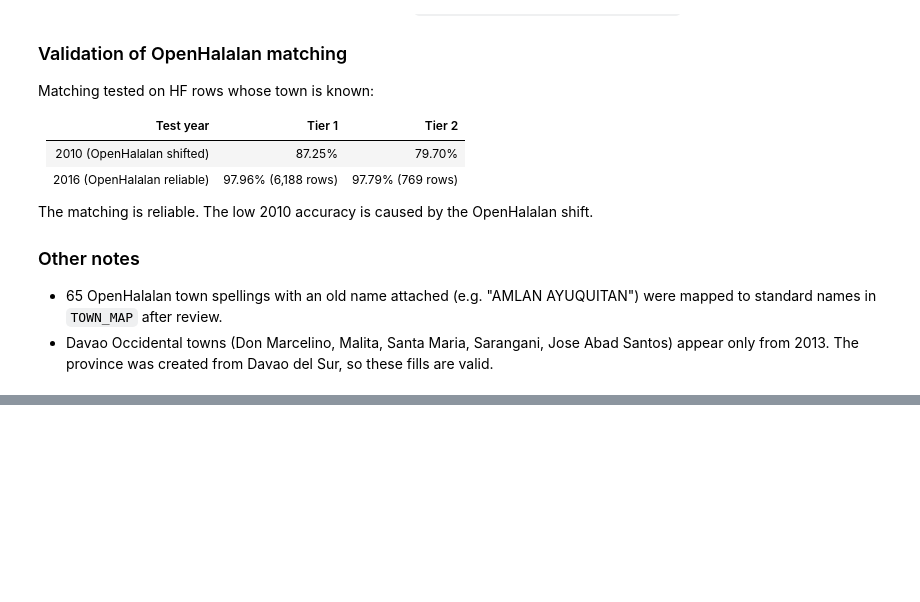
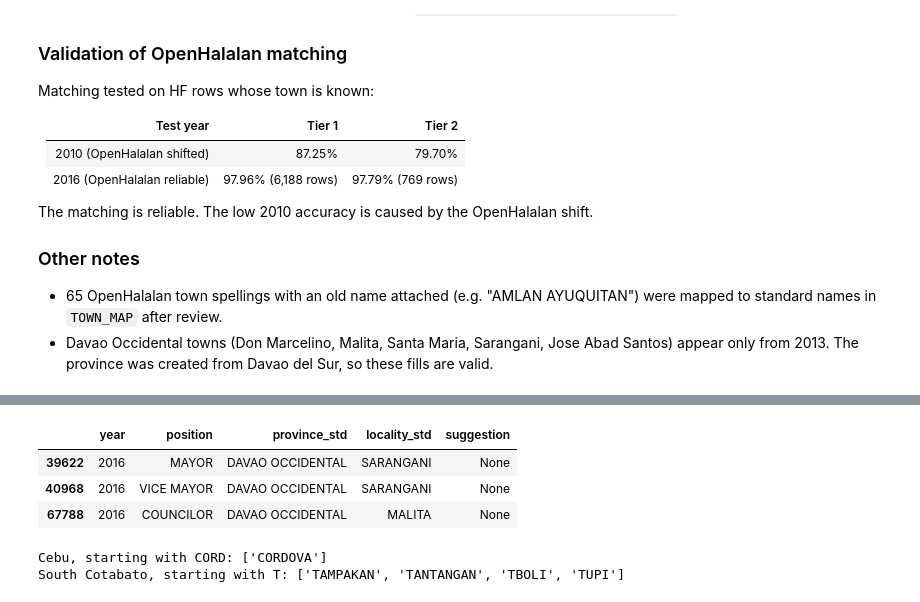
Before and after one commit to SrPenguin000/ph-political-dynasty-project, a Jupyter notebook: notebooks/02_cleaning_checks.ipynb, the cells around one changed output, grey strips where cells are left out. Drawn from its saved outputs; the diff is of its cells as text; code cells hidden in the pictures; blank space fills up the shorter version.

```diff
--- a/notebooks/02_cleaning_checks.ipynb
+++ b/notebooks/02_cleaning_checks.ipynb
@@ -651,14 +617,14 @@ def prep_oh(year):
     return rows.dropna(subset=["last_key", "first_key"])
 
 
-def match_towns(hf_rows, oh_rows):
+def match_towns(hf_rows, oh_rows, keys=KEYS):
     """Tier 1 and Tier 2 matching. Returns the matched town and tier for each HF membership id."""
-    t1 = hf_rows.merge(oh_rows[KEYS + ["first_key", "town_std"]], on=KEYS + ["first_key"], how="inner")
+    t1 = hf_rows.merge(oh_rows[keys + ["first_key", "town_std"]], on=keys + ["first_key"], how="inner")
     t1 = t1.groupby("id").agg(n_towns=("town_std", "nunique"), town=("town_std", "first"))
     t1 = t1[t1["n_towns"] == 1].assign(tier="t1")
 
     rest = hf_rows[~hf_rows["id"].isin(t1.index)]
-    cand = rest.merge(oh_rows[KEYS + ["First Name", "town_std"]], on=KEYS, how="inner")
+    cand = rest.merge(oh_rows[keys + ["First Name", "town_std"]], on=keys, how="inner")
     shared = [bool(name_tokens(a) & name_tokens(b)) for a, b in zip(cand["first_name"], cand["First Name"])]
     t2 = cand.loc[shared].groupby("id").agg(n_towns=("town_std", "nunique"), town=("town_std", "first"))
     t2 = t2[t2["n_towns"] == 1].assign(tier="t2")
@@ -699,0 +680,13 @@ The matching is reliable. The low 2010 accuracy is caused by the OpenHalalan shi
+# %%
+RELIABLE_YEARS = [2001, 2004, 2007, 2016, 2019, 2022, 2025]
+XKEYS = ["province_std", "last_key"]
+
+oh_other = pd.concat([prep_oh(y) for y in RELIABLE_YEARS])
+known10 = prep_hf(memberships[is_town & (memberships["locality_source"] == "original") & (memberships["year"] == 2010)])
+
+vx = match_towns(known10, oh_other, keys=XKEYS)
+vx = vx.join(known10.set_index("id")["locality_std"].rename("actual"))
+
+for tier, grp in vx.groupby("tier"):
+    acc = (grp["town"] == grp["actual"]).mean() * 100
+    print(f"{tier}: {len(grp)} matched, accuracy {acc:.2f}%")
@@ -699,0 +696,14 @@ The matching is reliable. The low 2010 accuracy is caused by the OpenHalalan shi
+# %%
+todo = is_town & (memberships["locality_source"].isna() | memberships["locality_source"].eq("shift_revoked"))
+todo_rows = prep_hf(memberships[todo])
+xfill = match_towns(todo_rows, oh_other, keys=XKEYS)
+print("rows to fill:", todo.sum(), "| matched:", len(xfill))
+
+fill_x = todo & memberships["id"].isin(xfill.index)
+memberships.loc[fill_x, "locality_std"] = memberships.loc[fill_x, "id"].map(xfill["town"])
+memberships.loc[fill_x, "locality_source"] = "openhalalan_xyear"
+
+new_ok = pd.MultiIndex.from_frame(memberships.loc[fill_x, ["province_std", "locality_std"]]).isin(valid_pairs)
+print("new fills with a town never seen in that province:", (~new_ok).sum())
+
+memberships["locality_source"].value_counts(dropna=False)
@@ -699,0 +723,18 @@ The matching is reliable. The low 2010 accuracy is caused by the OpenHalalan shi
+# %%
+pair_ok_all = pd.MultiIndex.from_frame(memberships[["province_std", "locality_std"]]).isin(valid_pairs)
+odd = fill_x & ~pair_ok_all
+
+odd_rows = memberships.loc[odd, ["year", "position", "province_std", "locality_std"]].copy()
+odd_rows["suggestion"] = [suggest(p, t) for p, t in zip(odd_rows["province_std"], odd_rows["locality_std"])]
+odd_rows
+# %% [output]
+|  | year | position | province_std | locality_std | suggestion |
+| 39622 | 2016 | MAYOR | DAVAO OCCIDENTAL | SARANGANI | None |
+| 40968 | 2016 | VICE MAYOR | DAVAO OCCIDENTAL | SARANGANI | None |
+| 67788 | 2016 | COUNCILOR | DAVAO OCCIDENTAL | MALITA | None |
+# %%
+print("Cebu, starting with CORD:", sorted(t for t in valid_by_prov["CEBU"] if t.startswith("CORD")))
+print("South Cotabato, starting with T:", sorted(t for t in valid_by_prov["SOUTH COTABATO"] if t.startswith("T")))
+# %% [output]
+Cebu, starting with CORD: ['CORDOVA']
+South Cotabato, starting with T: ['TAMPAKAN', 'TANTANGAN', 'TBOLI', 'TUPI']
```
Also changed, not shown: parts of 23 cells of this notebook, 3 other files.
